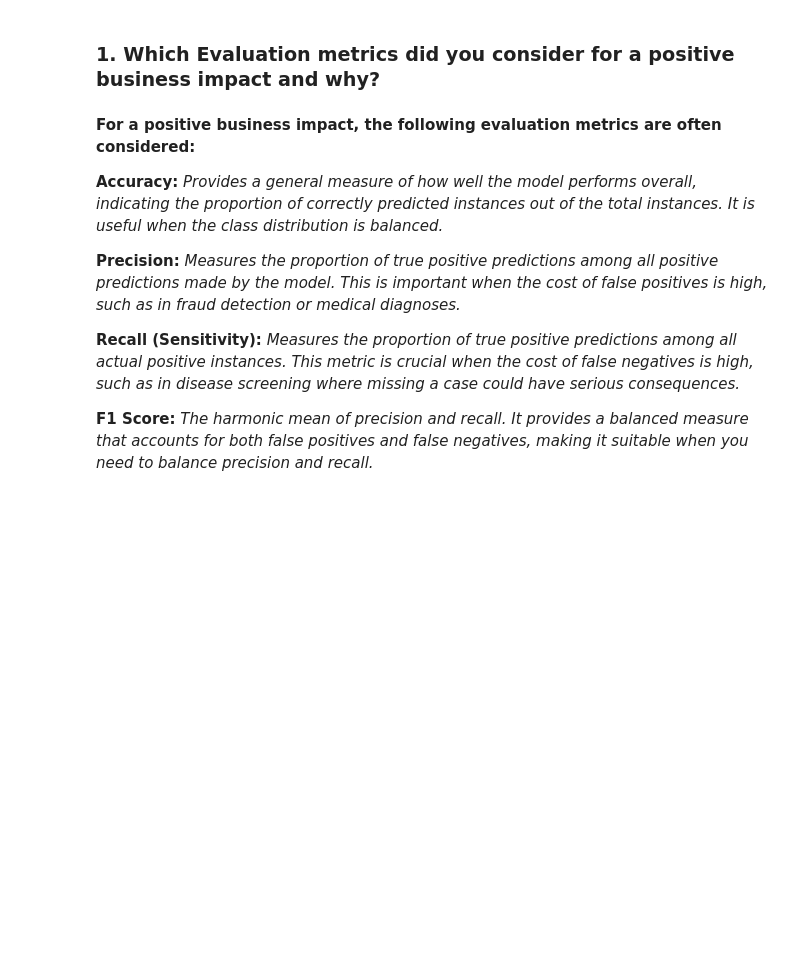
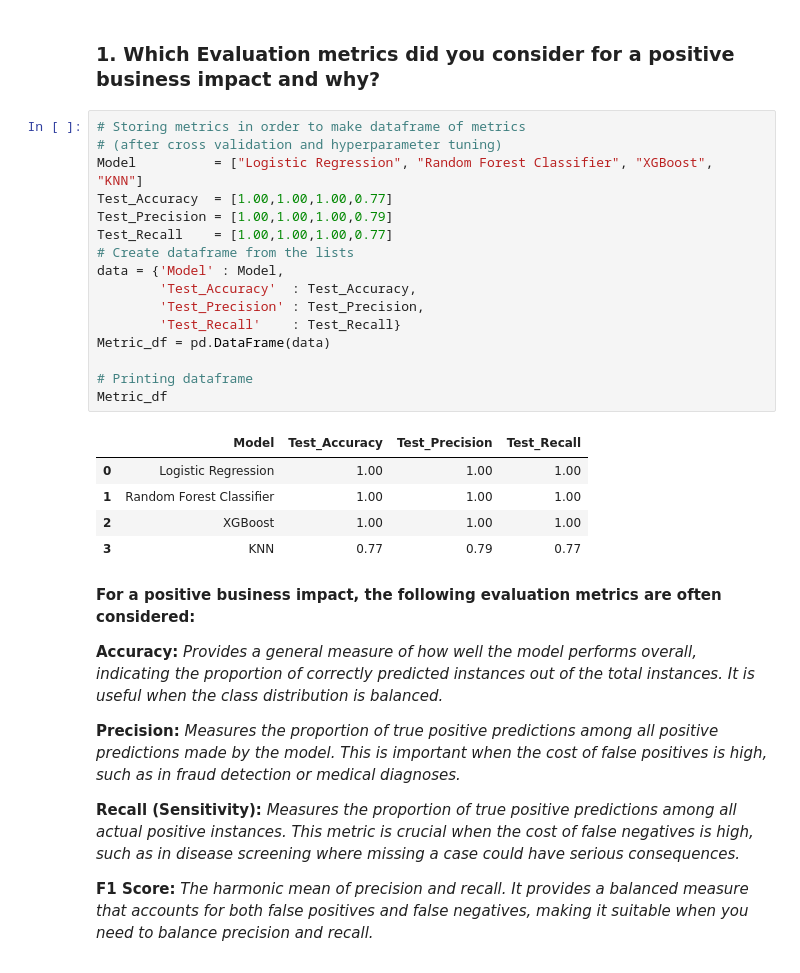
Before and after one commit to Navjotkhatri/Productionization_of_ML_Systems_in_Travel_Industry, a Jupyter notebook: Gender_Classification_Model_Productionization_of_ML_Systems.ipynb, the cells around one changed output. Saved outputs shown, nothing was run; the diff lists cells and outputs as text; blank space fills up the shorter version.

```diff
--- a/Gender_Classification_Model_Productionization_of_ML_Systems.ipynb
+++ b/Gender_Classification_Model_Productionization_of_ML_Systems.ipynb
@@ -1173,6 +1209,28 @@ Test Recall         0.7873
 *I used KNN (K-Nearest Neighbors) as my fourth model.The model performs well, achieving 89% accuracy on the training dataset and 79% accuracy on the test dataset.*
 # %% [markdown]
 ### 1. Which Evaluation metrics did you consider for a positive business impact and why?
+# %%
+# Storing metrics in order to make dataframe of metrics
+# (after cross validation and hyperparameter tuning)
+Model          = ["Logistic Regression", "Random Forest Classifier", "XGBoost", "KNN"]
+Test_Accuracy  = [1.00,1.00,1.00,0.77]
+Test_Precision = [1.00,1.00,1.00,0.79]
+Test_Recall    = [1.00,1.00,1.00,0.77]
+# Create dataframe from the lists
+data = {'Model' : Model,
+        'Test_Accuracy'  : Test_Accuracy,
+        'Test_Precision' : Test_Precision,
+        'Test_Recall'    : Test_Recall}
+Metric_df = pd.DataFrame(data)
+
+# Printing dataframe
+Metric_df
+# %% [output]
+|  | Model | Test_Accuracy | Test_Precision | Test_Recall |
+| 0 | Logistic Regression | 1.00 | 1.00 | 1.00 |
+| 1 | Random Forest Classifier | 1.00 | 1.00 | 1.00 |
+| 2 | XGBoost | 1.00 | 1.00 | 1.00 |
+| 3 | KNN | 0.77 | 0.79 | 0.77 |
 # %% [markdown]
 **For a positive business impact, the following evaluation metrics are often considered:**
 
```
Also changed, not shown: parts of 7 cells of this notebook.
